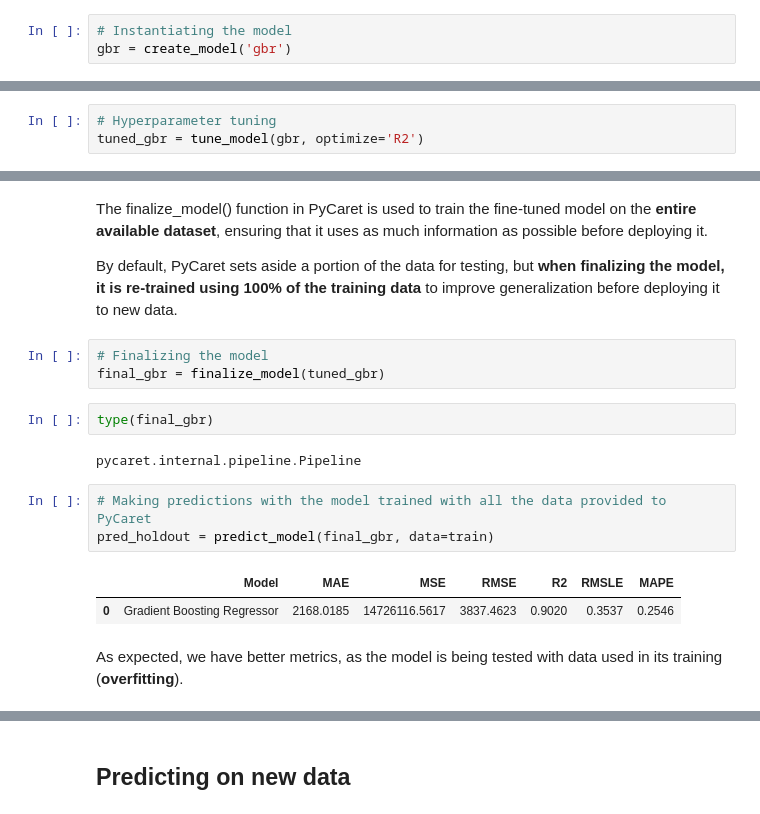
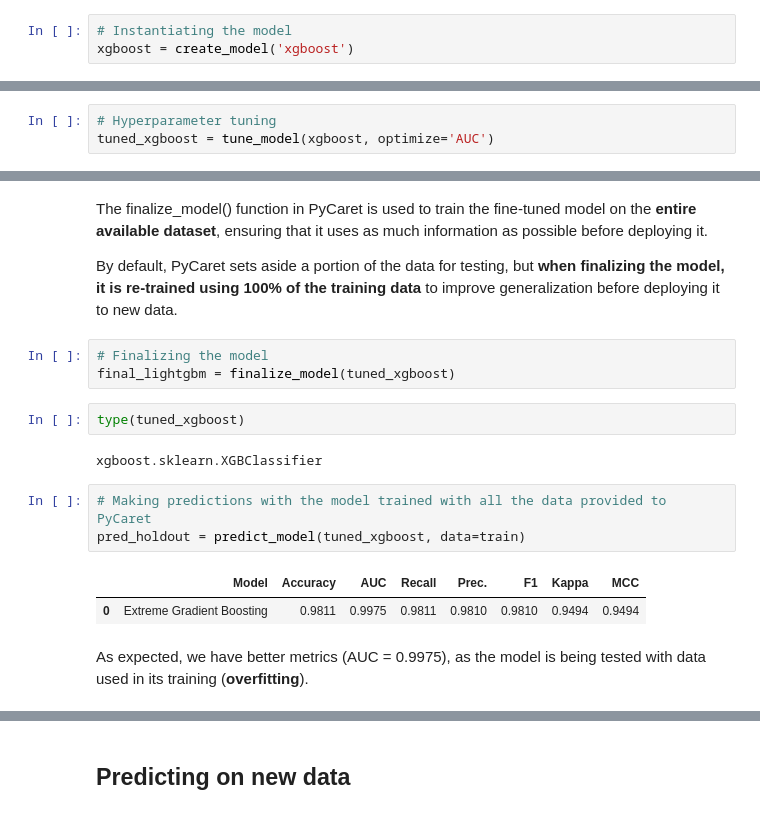
Before and after one commit to gabrielcapela/AutoML_Classification, a Jupyter notebook: fetal_health_classification.ipynb, the cells around one changed output, grey strips where cells are left out. Cells and saved outputs as stored; diff of their text form.

```diff
--- a/fetal_health_classification.ipynb
+++ b/fetal_health_classification.ipynb
@@ -294,4 +272,4 @@ The chosen model is the **Gradient Boosting Regressor**, which is based on decis
 # %%
 # Instantiating the model
-gbr = create_model('gbr')
+xgboost = create_model('xgboost')
 # %% [output]
@@ -316,6 +299,6 @@ gbr = create_model('gbr')
 The Model Tuning step in PyCaret consists of **adjusting the model's hyperparameters** to optimize its performance. Instead of using default values, this phase **searches for the best combination of parameters** through techniques such as Random Grid Search.
 # %%
 # Hyperparameter tuning
-tuned_gbr = tune_model(gbr, optimize='R2')
+tuned_xgboost = tune_model(xgboost, optimize='AUC')
 # %% [output]
 [interactive output not drawn]
@@ -373,18 +374,18 @@ The finalize_model() function in PyCaret is used to train the fine-tuned model o
 By default, PyCaret sets aside a portion of the data for testing, but **when finalizing the model, it is re-trained using 100% of the training data** to improve generalization before deploying it to new data.
 # %%
 # Finalizing the model
-final_gbr = finalize_model(tuned_gbr)
+final_lightgbm = finalize_model(tuned_xgboost)
 # %%
-type(final_gbr)
+type(tuned_xgboost)
 # %% [output]
-pycaret.internal.pipeline.Pipeline
+xgboost.sklearn.XGBClassifier
 # %%
 # Making predictions with the model trained with all the data provided to PyCaret
-pred_holdout = predict_model(final_gbr, data=train)
+pred_holdout = predict_model(tuned_xgboost, data=train)
 # %% [output]
-|  | Model | MAE | MSE | RMSE | R2 | RMSLE | MAPE |
-| 0 | Gradient Boosting Regressor | 2168.0185 | 14726116.5617 | 3837.4623 | 0.9020 | 0.3537 | 0.2546 |
+|  | Model | Accuracy | AUC | Recall | Prec. | F1 | Kappa | MCC |
+| 0 | Extreme Gradient Boosting | 0.9811 | 0.9975 | 0.9811 | 0.9810 | 0.9810 | 0.9494 | 0.9494 |
 # %% [markdown]
-As expected, we have better metrics, as the model is being tested with data used in its training (**overfitting**).
+As expected, we have better metrics (AUC = 0.9975), as the model is being tested with data used in its training (**overfitting**).
 # %%
 # Checking the parameters
```
Also changed, not shown: parts of 28 cells of this notebook, 3 other files.
